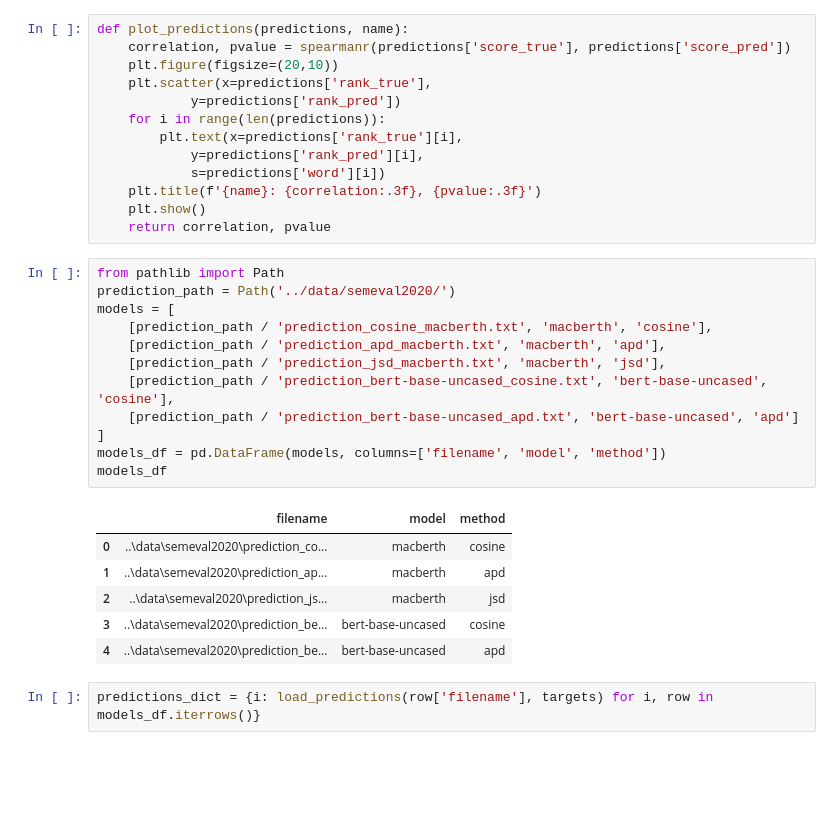
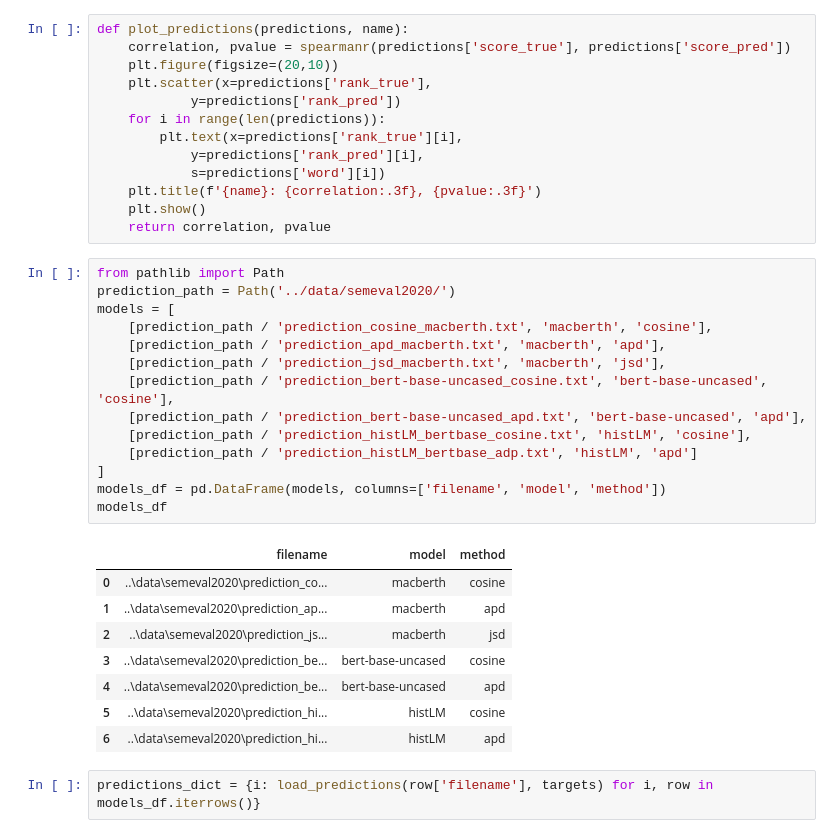
Before and after one commit to Semantics-of-Sustainability/DiachronicLanguageModels, a Jupyter notebook: notebooks/SemEval2020.ipynb, the cells around one changed output. Drawn from its saved outputs; the diff is of its cells as text; blank space fills up the shorter version.

Commit message:
Added HistLM to the semeval notebook

```diff
--- a/notebooks/SemEval2020.ipynb
+++ b/notebooks/SemEval2020.ipynb
@@ -99,22 +123,26 @@ def plot_predictions(predictions, name):
 # %%
 from pathlib import Path
 prediction_path = Path('../data/semeval2020/')
 models = [
     [prediction_path / 'prediction_cosine_macberth.txt', 'macberth', 'cosine'],
     [prediction_path / 'prediction_apd_macberth.txt', 'macberth', 'apd'],
     [prediction_path / 'prediction_jsd_macberth.txt', 'macberth', 'jsd'],
     [prediction_path / 'prediction_bert-base-uncased_cosine.txt', 'bert-base-uncased', 'cosine'],
-    [prediction_path / 'prediction_bert-base-uncased_apd.txt', 'bert-base-uncased', 'apd']
+    [prediction_path / 'prediction_bert-base-uncased_apd.txt', 'bert-base-uncased', 'apd'],
+    [prediction_path / 'prediction_histLM_bertbase_cosine.txt', 'histLM', 'cosine'],
+    [prediction_path / 'prediction_histLM_bertbase_adp.txt', 'histLM', 'apd']
 ]
 models_df = pd.DataFrame(models, columns=['filename', 'model', 'method'])
 models_df
 # %% [output]
 |  | filename | model | method |
 | 0 | ..\data\semeval2020\prediction_co... | macberth | cosine |
 | 1 | ..\data\semeval2020\prediction_ap... | macberth | apd |
 | 2 | ..\data\semeval2020\prediction_js... | macberth | jsd |
 | 3 | ..\data\semeval2020\prediction_be... | bert-base-uncased | cosine |
 | 4 | ..\data\semeval2020\prediction_be... | bert-base-uncased | apd |
+| 5 | ..\data\semeval2020\prediction_hi... | histLM | cosine |
+| 6 | ..\data\semeval2020\prediction_hi... | histLM | apd |
 # %%
 predictions_dict = {i: load_predictions(row['filename'], targets) for i, row in models_df.iterrows()}
 # %%
```
Also changed, not shown: parts of 7 cells of this notebook, 2 other files.
